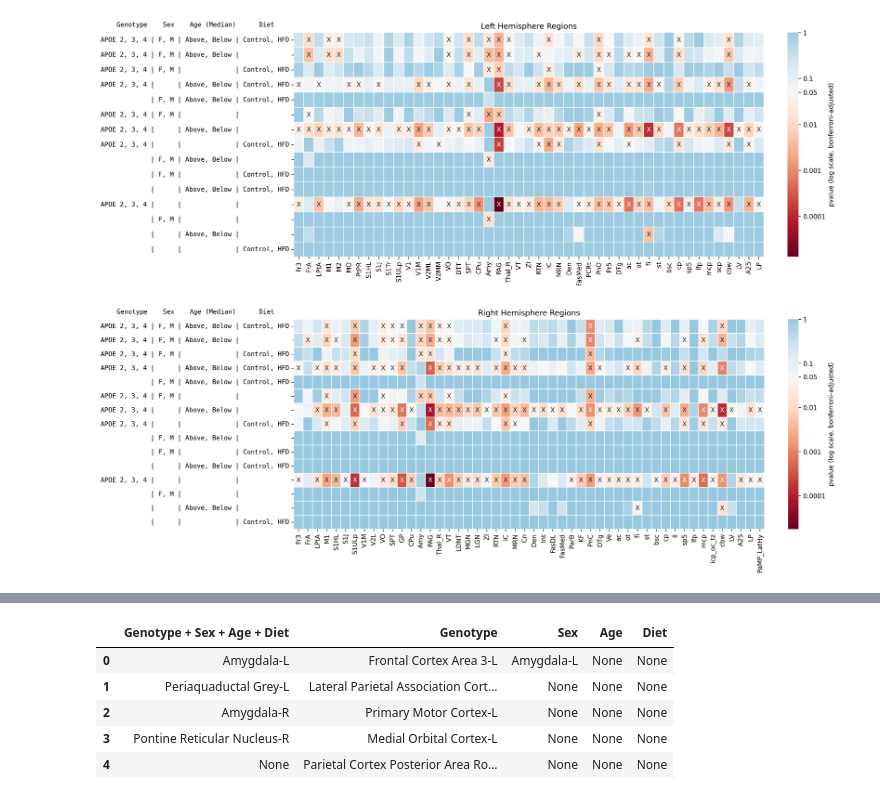
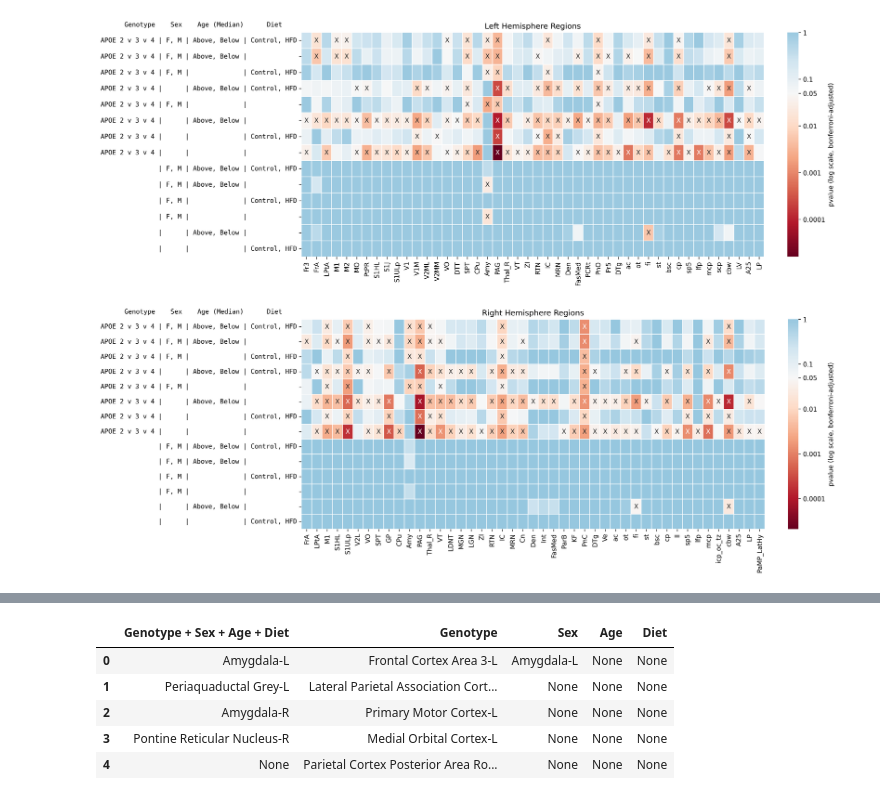
Before and after one commit to neurodata/alzheimers-mouse, a Jupyter notebook: docs/analysis-diet.ipynb, the cells around one changed output, grey strips where cells are left out. Saved outputs shown, nothing was run; the diff lists cells and outputs as text; code cells hidden in the pictures.

```diff
--- a/docs/analysis-diet.ipynb
+++ b/docs/analysis-diet.ipynb
@@ -336,9 +30,10 @@ fig.savefig(
 # %%
+# allow for one genotype vs other two
 genotypes = [
     [],
-    ("Genotype_APOE22", "Genotype_APOE33"),
-    ("Genotype_APOE22", "Genotype_APOE44"),
-    ("Genotype_APOE33", "Genotype_APOE44"),
+    ("Genotype_APOE22", "Genotype_APOE33-Genotype_APOE44"),
+    ("Genotype_APOE33", "Genotype_APOE22-Genotype_APOE44"),
+    ("Genotype_APOE44", "Genotype_APOE22-Genotype_APOE33"),
     ("Genotype_APOE22", "Genotype_APOE33", "Genotype_APOE44"),
 ]
 sex = [["Sex_Female", "Sex_Male"], ["Sex_Female"], ["Sex_Male"], []]
@@ -575,11 +315,4 @@ df.index = i_new
 # %%
-pvalues = df.iloc[:, 11:-1].copy()
-
-sig, corrected_pvals, b, alpha = multipletests(
-    pvalues.values.ravel(), method="bonferroni"
-)
-
-pvalues.iloc[:, :] = corrected_pvals.reshape(count, -1)
 mask = np.select([pvalues < 0.05, pvalues >= 0.05], ["X", ""], default=pvalues)
 
 node_labels = pd.read_excel("../data/raw/CHASSSYMM3AtlasLegends.xlsx")[:-1]
@@ -605,7 +338,9 @@ right_idx = nodes_to_choose & right_nodes
 
 rows_to_choose = ((pvalues <= 0.05).sum(axis=1) >= 1).values
 # %%
-rows_to_choose = np.arange(15)
+# rows_to_choose = np.arange(15)
+rows_to_choose = [0, 1, 2, 3, 8, 9, 10, 23, 4, 11, 15, 24, 28, 32]
+
 
 tmp = pvalues.iloc[rows_to_choose]
 
@@ -644,7 +379,7 @@ for ax, nodes_to_choose, title in zip(
     ["Left Hemisphere Regions", "Right Hemisphere Regions"],
 ):
     sns.heatmap(
-        tmp.transform("log10").iloc[rows_to_choose, nodes_to_choose],
+        tmp.transform("log10").iloc[:, nodes_to_choose],
         ax=ax,
         annot=mask[:, nodes_to_choose][rows_to_choose, :],
         fmt="",
@@ -660,31 +395,31 @@ for ax, nodes_to_choose, title in zip(
     ax.collections[0].colorbar.set_label("pvalue (log scale, bonferroni-adjusted)")
     ax.collections[0].colorbar.set_ticklabels(cbar_ticks)
     ax.set_yticklabels(
         ax.get_yticklabels(), ha="right", fontdict={"family": "monospace"}
     )
 
     text_dict = dict(
         ha="right",
         va="bottom",
         transform=ax.transAxes,
         fontdict={"family": "monospace"},
     )
 
     bbox = ax.get_yticklabels()[0].get_window_extent()
     x, _ = ax.transAxes.inverted().transform([bbox.x0, bbox.y0])
 
     # ax.set_title(
     #     "K     N          Genotype     Sex    Age (Median)     Allele", x=0, **text_dict
     # )
 
     header = "Genotype    Sex    Age (Median)      Diet     "
     ax.text(0, 1.02, header, **text_dict)
     # ax.set_xlabel("Brain Regions")
 
 fig.savefig(
     f"../results/figures/diet_tests_significant_only.png",
     bbox_inches="tight",
     dpi=300,
 )
 # %% [output]
-[figure, old version]
+[figure, new version]
```
Also changed, not shown: parts of 9 cells of this notebook, 4 other files.
